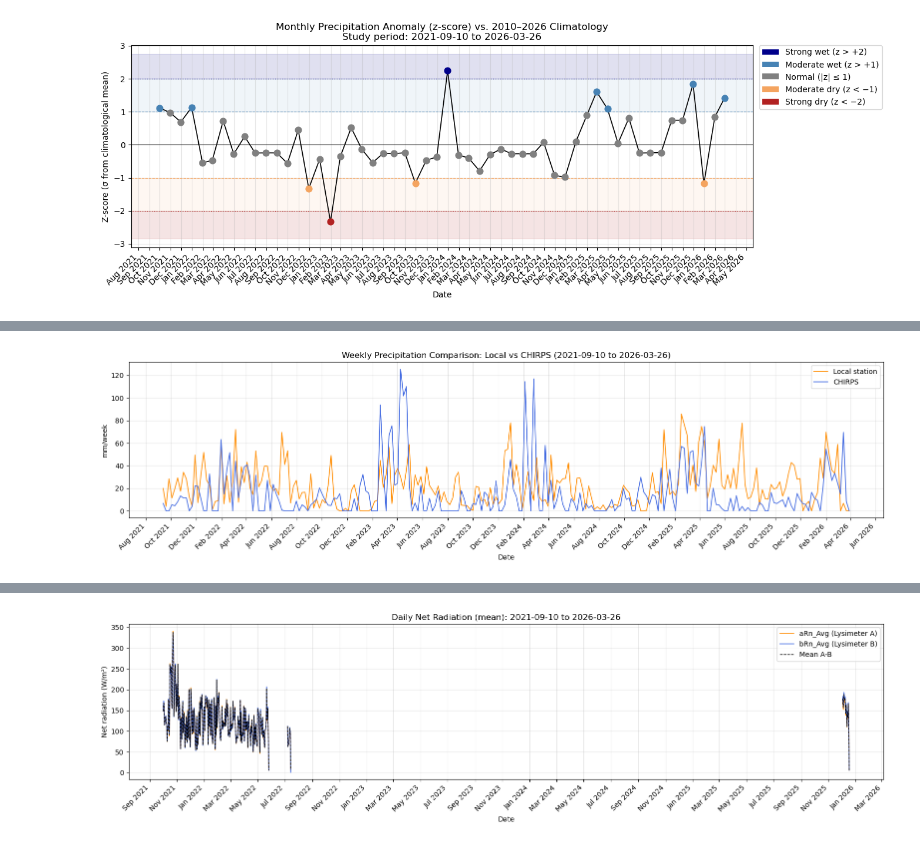
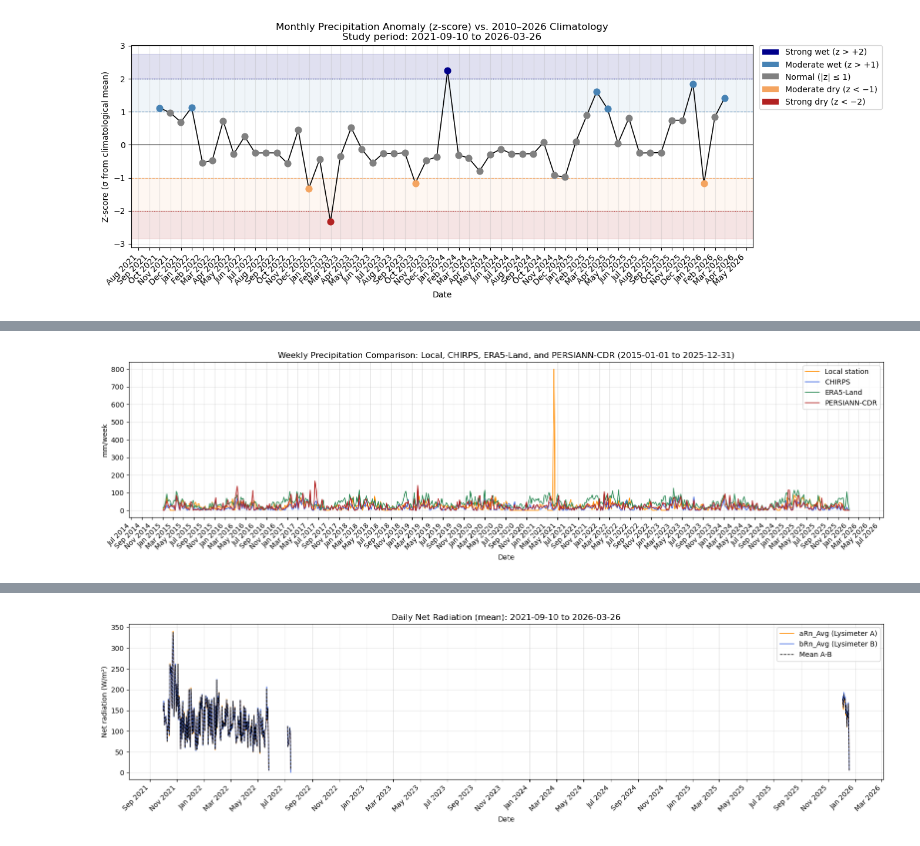
Before and after one commit to eemahon/bachelorThesis_paramos, a Jupyter notebook: analysis/precipitation.ipynb, the cells around one changed output, grey strips where cells are left out. Saved outputs shown, nothing was run; the diff lists cells and outputs as text; code cells hidden in the pictures.

```diff
--- a/analysis/precipitation.ipynb
+++ b/analysis/precipitation.ipynb
@@ -78,16 +76,12 @@ import matplotlib.dates as mdates
 import numpy as np
 from matplotlib.patches import Patch
 
-# --- Load full record (2010–2026) for climatology baseline ---
-all_frames = []
-for yr in range(2010, 2027):
-    path = rf'C:\Soilgrids\data\zhurucay\{yr}_Meteo_General_FINAL.csv'
-    df_yr = pd.read_csv(path, na_values=['NAN', 'NA'])
-    all_frames.append(df_yr)
-
-df_all = pd.concat(all_frames, ignore_index=True)
-df_all['timestamp'] = pd.to_datetime(df_all['timestamp'], errors='coerce')
-df_all = df_all.dropna(subset=['timestamp'])
+# --- Load full local Zhurucay precipitation record (2010–2026) ---
+local_precip_path = r'C:\Bachelorarbeit\NewSG\data\Precipitacion_Rain_mm_2010_2026.csv'
+df_all = pd.read_csv(local_precip_path, na_values=['NAN', 'NA'])
+df_all['timestamp'] = pd.to_datetime(df_all['timestamp'], errors='coerce', utc=True).dt.tz_convert(None)
+df_all['rain_mm_tot'] = pd.to_numeric(df_all['rain_mm_tot'], errors='coerce')
+df_all = df_all.dropna(subset=['timestamp', 'rain_mm_tot'])
 df_all = df_all.set_index('timestamp').sort_index()
 
 # Monthly totals for full record
@@ -113,7 +107,7 @@ def classify(z):
     if z > 2:  return 'strong_wet'
     if z > 1:  return 'moderate_wet'
     if z < -2: return 'strong_dry'
-    if z < -1: return 'moderate_dry'
+    if z < -1:  return 'moderate_dry'
     return 'normal'
 
 monthly_study['class'] = monthly_study['z_score'].apply(classify)
@@ -238,39 +232,39 @@ import matplotlib.pyplot as plt
 import matplotlib.dates as mdates
 
 # --- Study period ---
-START_DATE = '2021-09-10'
-END_DATE   = '2026-03-26'
+START_DATE = '2015-01-01'
+END_DATE   = '2025-12-31'
 
-# --- Load local station data (5-min records -> daily totals) ---
-years = range(2021, 2027)
-local_frames = []
-for yr in years:
-    path = rf'C:\Soilgrids\data\zhurucay\{yr}_Meteo_General_FINAL.csv'
-    df_yr = pd.read_csv(path, na_values=['NAN', 'NA'])
-    local_frames.append(df_yr)
-
-local_df = pd.concat(local_frames, ignore_index=True)
-# Force UTC parsing, then drop timezone so both datasets share tz-naive index
+# --- Load real local Zhurucay precipitation data (5-min records -> daily totals) ---
+local_precip_path = r'C:\Bachelorarbeit\NewSG\data\Precipitacion_Rain_mm_2010_2026.csv'
+local_df = pd.read_csv(local_precip_path, na_values=['NAN', 'NA'])
 local_df['timestamp'] = pd.to_datetime(local_df['timestamp'], errors='coerce', utc=True).dt.tz_convert(None)
-local_df = local_df.dropna(subset=['timestamp'])
+local_df['rain_mm_tot'] = pd.to_numeric(local_df['rain_mm_tot'], errors='coerce')
+local_df = local_df.dropna(subset=['timestamp', 'rain_mm_tot'])
 local_df = local_df.set_index('timestamp').sort_index()
 
 # Sum intraday rain to daily totals and filter study period
 local_daily = local_df[['rain_mm_tot']].resample('D').sum().rename(columns={'rain_mm_tot': 'local_mm'})
 local_daily = local_daily.loc[START_DATE:END_DATE]
 
-# --- Load CHIRPS daily data ---
-chirps_path = r'C:\Soilgrids\data\zhurucay\CHIRPS_Raw_Daily_2021_2026.csv'
-chirps_df = pd.read_csv(chirps_path)
-# Parse with same timezone strategy to avoid tz-aware vs tz-naive joins
-chirps_df['date'] = pd.to_datetime(chirps_df['date'], errors='coerce', utc=True).dt.tz_convert(None)
-chirps_df = chirps_df.dropna(subset=['date'])
-chirps_df = chirps_df.set_index('date').sort_index()
-chirps_daily = chirps_df[['precip_mm_day']].rename(columns={'precip_mm_day': 'chirps_mm'})
-chirps_daily = chirps_daily.loc[START_DATE:END_DATE]
+# --- Load CHIRPS, ERA5-Land, and PERSIANN-CDR daily data ---
+def load_precipitation_product(path, column_name):
+    product_df = pd.read_csv(path)
+    product_df['date'] = pd.to_datetime(product_df['date'], errors='coerce')
+    product_df['precipitation_mm'] = pd.to_numeric(product_df['precipitation_mm'], errors='coerce')
+    product_df = product_df.dropna(subset=['date', 'precipitation_mm'])
+    product_df = product_df.set_index('date').sort_index()
+    return product_df[['precipitation_mm']].rename(columns={'precipitation_mm': column_name}).loc[START_DATE:END_DATE]
+
+chirps_path = r'C:\Bachelorarbeit\NewSG\data\CHIRPS_precipitation_2015_2026.csv'
+era5_path = r'C:\Bachelorarbeit\NewSG\data\ERA5_LAND_precipitation_2015_2026.csv'
+persiann_path = r'C:\Bachelorarbeit\NewSG\data\PERSIANN_CDR_precipitation_2015_2026.csv'
+chirps_daily = load_precipitation_product(chirps_path, 'chirps_mm')
+era5_daily = load_precipitation_product(era5_path, 'era5_land_mm')
+persiann_daily = load_precipitation_product(persiann_path, 'persiann_mm')
 
 # --- Align series and fill missing dates with zero ---
-daily_cmp = local_daily.join(chirps_daily, how='outer').fillna(0)
+daily_cmp = local_daily.join([chirps_daily, era5_daily, persiann_daily], how='outer').fillna(0)
 weekly_cmp = daily_cmp.resample('W').sum()
 monthly_cmp = daily_cmp.resample('ME').sum()
 
@@ -279,10 +273,16 @@ def format_month_ticks(ax):
     ax.xaxis.set_major_formatter(mdates.DateFormatter('%b %Y'))
     plt.setp(ax.xaxis.get_majorticklabels(), rotation=45, ha='right')
 
-def plot_comparison(df_cmp, title, ylabel, lw_local=1.1, lw_chirps=1.1):
+def plot_comparison(df_cmp, title, ylabel, linewidth=1.1):
     fig, ax = plt.subplots(figsize=(16, 4.5))
-    ax.plot(df_cmp.index, df_cmp['local_mm'], label='Local station', color='darkorange', linewidth=lw_local)
-    ax.plot(df_cmp.index, df_cmp['chirps_mm'], label='CHIRPS', color='royalblue', linewidth=lw_chirps)
+    series_config = [
+        ('local_mm', 'Local station', 'darkorange'),
+        ('chirps_mm', 'CHIRPS', 'royalblue'),
+        ('era5_land_mm', 'ERA5-Land', 'seagreen'),
+        ('persiann_mm', 'PERSIANN-CDR', 'firebrick'),
+    ]
+    for column, label, color in series_config:
+        ax.plot(df_cmp.index, df_cmp[column], label=label, color=color, linewidth=linewidth)
     ax.set_title(title)
     ax.set_xlabel('Date')
     ax.set_ylabel(ylabel)
@@ -295,31 +295,29 @@ def plot_comparison(df_cmp, title, ylabel, lw_local=1.1, lw_chirps=1.1):
 # --- Daily comparison ---
 plot_comparison(
     daily_cmp,
-    f'Daily Precipitation Comparison: Local vs CHIRPS ({START_DATE} to {END_DATE})',
+    f'Daily Precipitation Comparison: Local, CHIRPS, ERA5-Land, and PERSIANN-CDR ({START_DATE} to {END_DATE})',
     'mm/day',
-    lw_local=0.9,
-    lw_chirps=0.9
+    linewidth=0.9
 )
 
 # --- Weekly comparison ---
 plot_comparison(
     weekly_cmp,
-    f'Weekly Precipitation Comparison: Local vs CHIRPS ({START_DATE} to {END_DATE})',
+    f'Weekly Precipitation Comparison: Local, CHIRPS, ERA5-Land, and PERSIANN-CDR ({START_DATE} to {END_DATE})',
     'mm/week',
-    lw_local=1.2,
-    lw_chirps=1.2
+    linewidth=1.2
 )
 
 # --- Monthly comparison ---
 plot_comparison(
     monthly_cmp,
-    f'Monthly Precipitation Comparison: Local vs CHIRPS ({START_DATE} to {END_DATE})',
+    f'Monthly Precipitation Comparison: Local, CHIRPS, ERA5-Land, and PERSIANN-CDR ({START_DATE} to {END_DATE})',
     'mm/month',
-    lw_local=1.6,
-    lw_chirps=1.6
+    linewidth=1.6
 )
 
-# Optional quick stats
-print('Daily correlation:', daily_cmp['local_mm'].corr(daily_cmp['chirps_mm']).round(3))
-print('Mean bias (CHIRPS - Local) [mm/day]:', (daily_cmp['chirps_mm'] - daily_cmp['local_mm']).mean().round(3))
+# Optional quick stats relative to the local station
+for column in ['chirps_mm', 'era5_land_mm', 'persiann_mm']:
+    print(f'Daily correlation ({column} vs local):', daily_cmp['local_mm'].corr(daily_cmp[column]).round(3))
+    print(f'Mean bias ({column} - Local) [mm/day]:', (daily_cmp[column] - daily_cmp['local_mm']).mean().round(3))
 # %% [output]
@@ -327 +325 @@ print('Mean bias (CHIRPS - Local) [mm/day]:', (daily_cmp['chirps_mm'] - daily_cm
-[figure, old version]
+[figure, new version]
```
Also changed, not shown: parts of 4 cells of this notebook, 6 other files.
